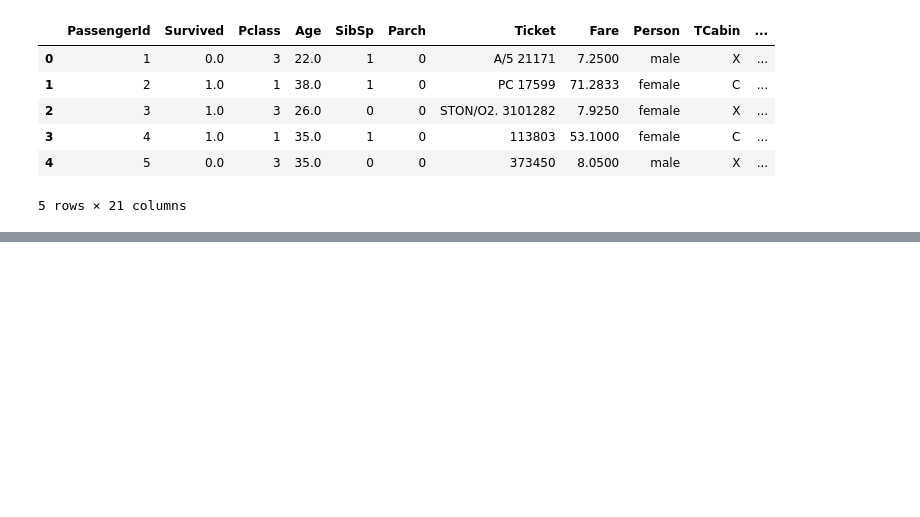
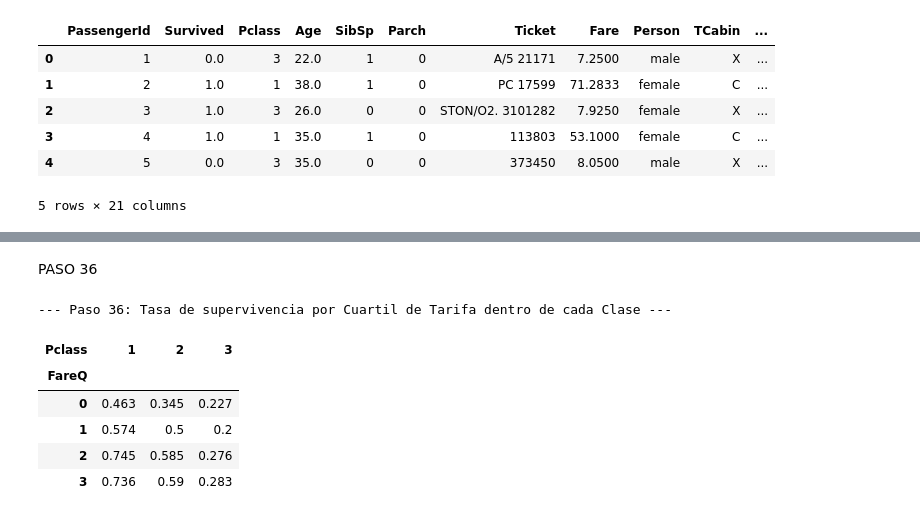
Before and after one commit to LuiscTez/proyecto_ciencia_de_datos, a Jupyter notebook: notebooks/02_exploracion.ipynb, the cells around one changed output, grey strips where cells are left out. Saved outputs shown, nothing was run; the diff lists cells and outputs as text; code cells hidden in the pictures; blank space fills up the shorter version.

```diff
--- a/notebooks/02_exploracion.ipynb
+++ b/notebooks/02_exploracion.ipynb
@@ -950,0 +1009,28 @@ Primeras 5 filas del dataset final (todo numérico):
+# %% [markdown]
+PASO 36
+# %%
+import pandas as pd
+import matplotlib.pyplot as plt
+import seaborn as sns
+import numpy as np
+
+# Aseguramos que tenemos el df_silver cargado
+df_silver = pd.read_parquet('../data/silver/titanic_silver.parquet')
+
+# --- PASO 36: Tarifa y supervivencia dentro de cada clase ---
+# 1. Calculamos los cuartiles de la tarifa DENTRO de cada clase
+df_silver['FareQ'] = df_silver.groupby('Pclass')['Fare'].transform(
+    lambda s: pd.qcut(s, 4, labels=False, duplicates='drop')
+)
+# 2. Pivot table
+tabla_tarifa_clase = df_silver.pivot_table(values='Survived', index='FareQ', columns='Pclass', aggfunc='mean')
+print("--- Paso 36: Tasa de supervivencia por Cuartil de Tarifa dentro de cada Clase ---")
+display(tabla_tarifa_clase.round(3))
+# %% [output]
+--- Paso 36: Tasa de supervivencia por Cuartil de Tarifa dentro de cada Clase ---
+| Pclass | 1 | 2 | 3 |
+| FareQ |  |  |  |
+| 0 | 0.463 | 0.345 | 0.227 |
+| 1 | 0.574 | 0.5 | 0.2 |
+| 2 | 0.745 | 0.585 | 0.276 |
+| 3 | 0.736 | 0.59 | 0.283 |
```
Also changed, not shown: parts of 9 cells of this notebook.
